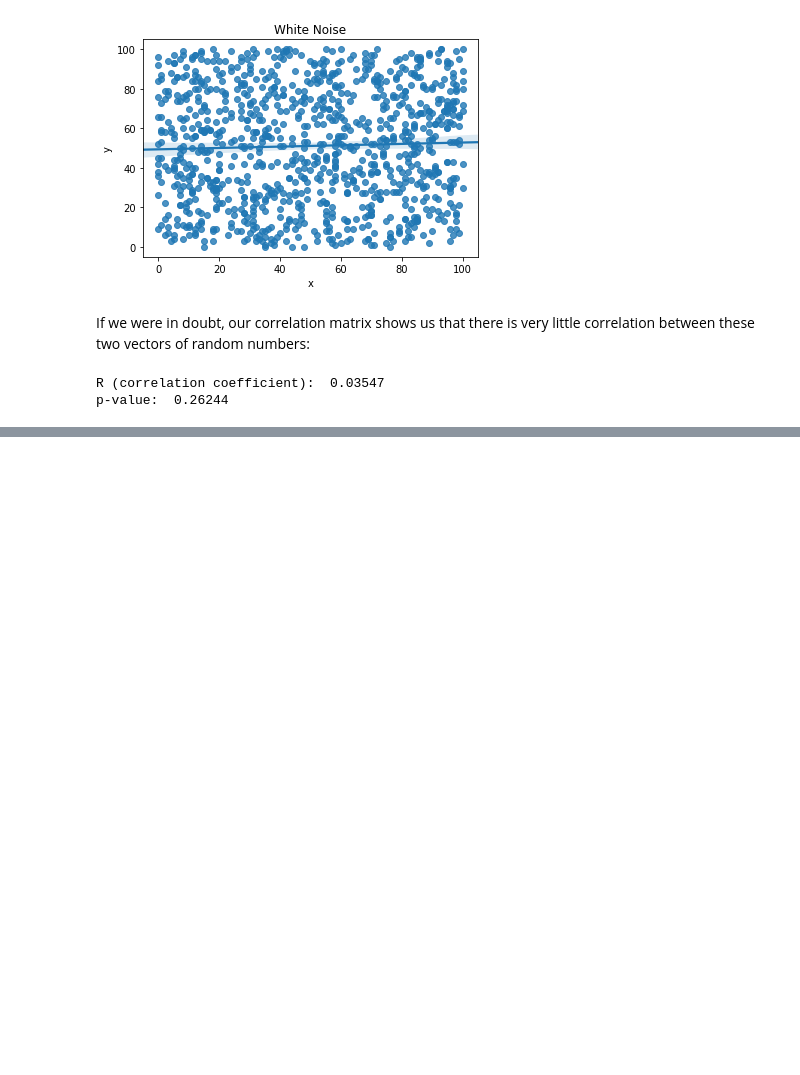
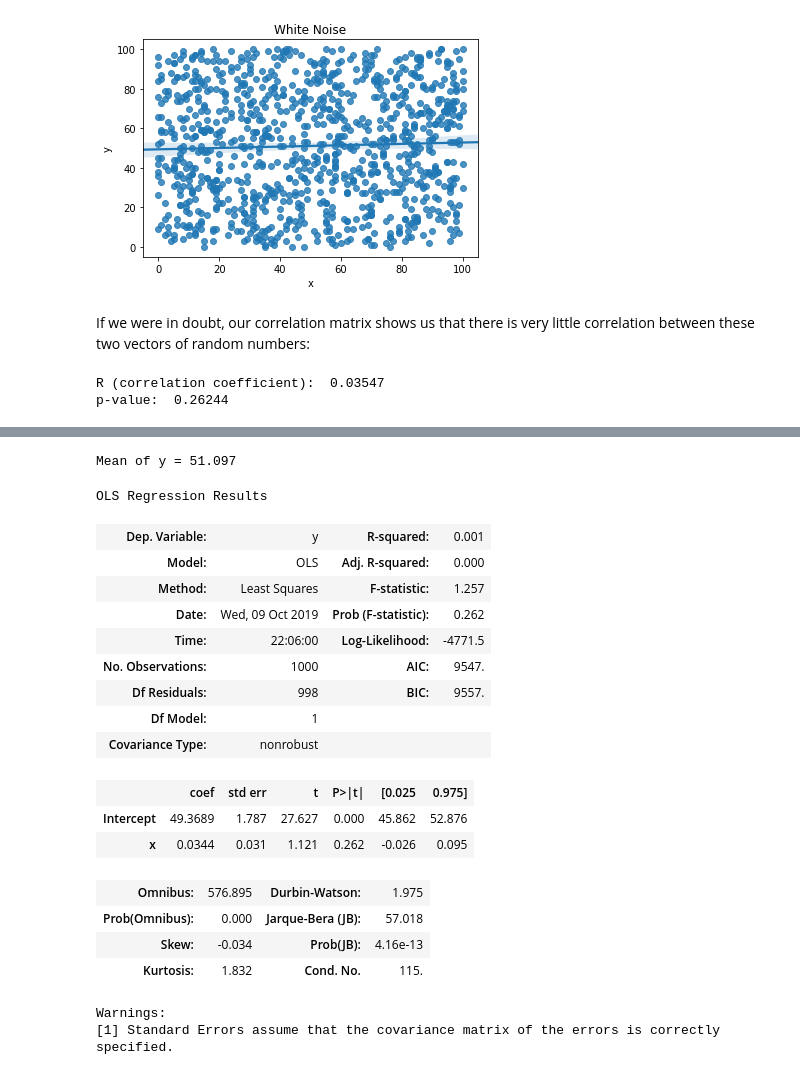
Before and after one commit to ethanweed/ethanweed.github.io, a Jupyter notebook: python-tutorials/analyzing-linear-relationships.ipynb, the cells around one changed output, grey strips where cells are left out. Saved outputs shown, nothing was run; the diff lists cells and outputs as text; code cells hidden in the pictures; blank space fills up the shorter version.

```diff
--- a/python-tutorials/analyzing-linear-relationships.ipynb
+++ b/python-tutorials/analyzing-linear-relationships.ipynb
@@ -131,0 +139,26 @@ p-value:  0.26244
+# %%
+import statsmodels.formula.api as smf
+print('Mean of y =', df_random['y'].mean())
+mod = smf.ols(formula = 'y ~ x', data = df_random).fit()
+mod.summary()
+# %% [output]
+Mean of y = 51.097
+OLS Regression Results
+| Dep. Variable: | y | R-squared: | 0.001 |
+| Model: | OLS | Adj. R-squared: | 0.000 |
+| Method: | Least Squares | F-statistic: | 1.257 |
+| Date: | Wed, 09 Oct 2019 | Prob (F-statistic): | 0.262 |
+| Time: | 22:06:00 | Log-Likelihood: | -4771.5 |
+| No. Observations: | 1000 | AIC: | 9547. |
+| Df Residuals: | 998 | BIC: | 9557. |
+| Df Model: | 1 |  |  |
+| Covariance Type: | nonrobust |  |  |
+|  | coef | std err | t | P>|t| | [0.025 | 0.975] |
+| Intercept | 49.3689 | 1.787 | 27.627 | 0.000 | 45.862 | 52.876 |
+| x | 0.0344 | 0.031 | 1.121 | 0.262 | -0.026 | 0.095 |
+| Omnibus: | 576.895 | Durbin-Watson: | 1.975 |
+| Prob(Omnibus): | 0.000 | Jarque-Bera (JB): | 57.018 |
+| Skew: | -0.034 | Prob(JB): | 4.16e-13 |
+| Kurtosis: | 1.832 | Cond. No. | 115. |
+Warnings:
+[1] Standard Errors assume that the covariance matrix of the errors is correctly specified.
```
Also changed, not shown: parts of 9 cells of this notebook, 2 other files.
